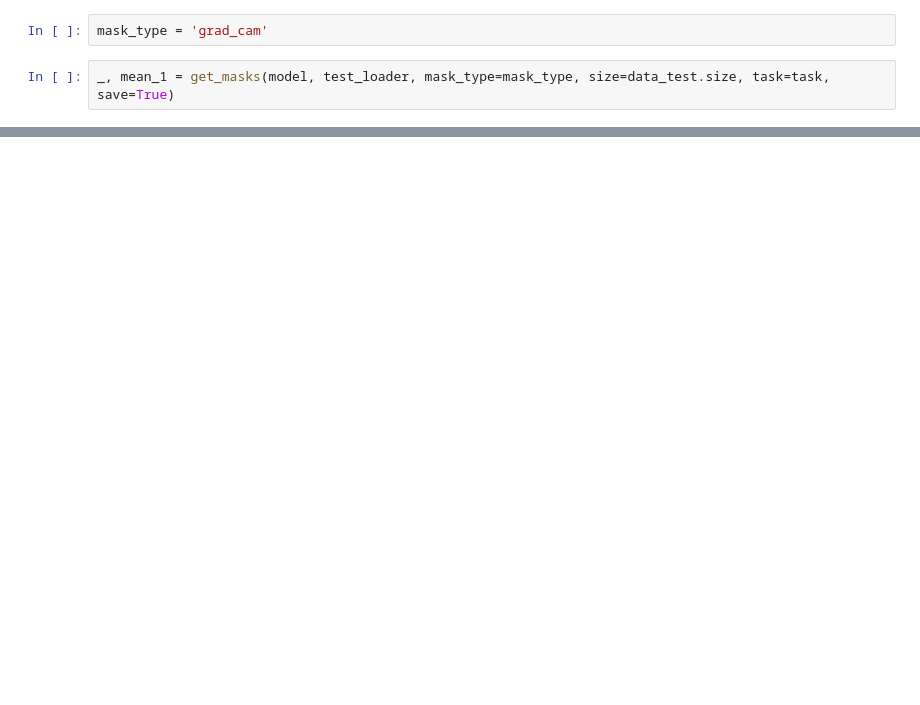
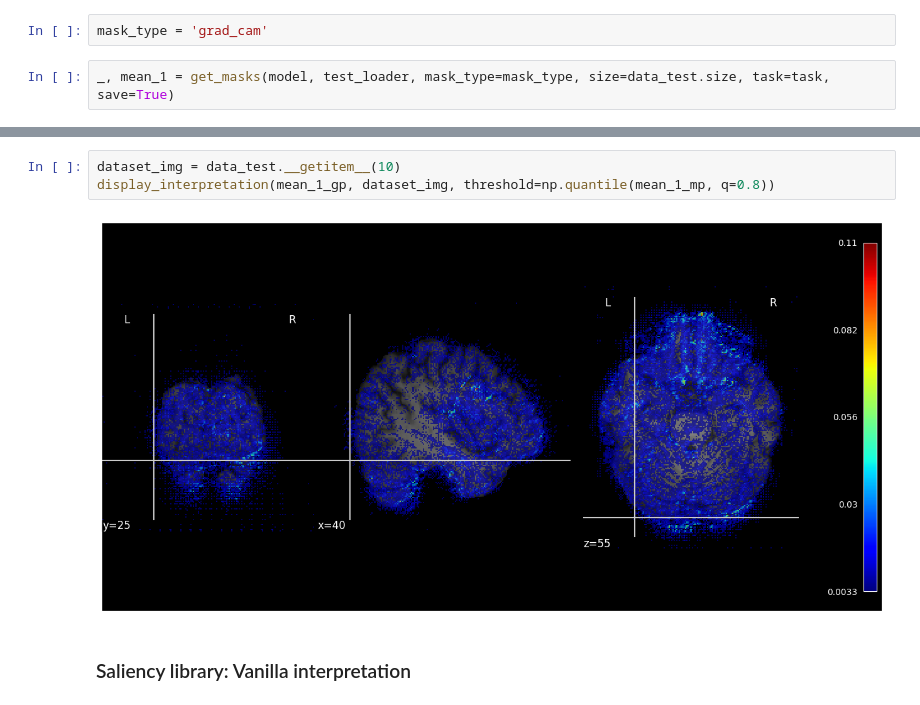
Before and after one commit to BobrG/neuro-ml-2002, a Jupyter notebook: baseline.ipynb, the cells around one changed output, grey strips where cells are left out. Drawn from its saved outputs; the diff is of its cells as text; blank space fills up the shorter version.

```diff
--- a/baseline.ipynb
+++ b/baseline.ipynb
@@ -182,0 +343,7 @@ display_interpretation(mean_1, dataset_img, threshold=0.30)
+# %%
+dataset_img = data_test.__getitem__(10)
+display_interpretation(mean_1_gp, dataset_img, threshold=np.quantile(mean_1_mp, q=0.8))
+# %% [output]
+[figure, added]
+# %% [markdown]
+### Saliency library: Vanilla interpretation
```
Also changed, not shown: parts of 14 cells of this notebook.
